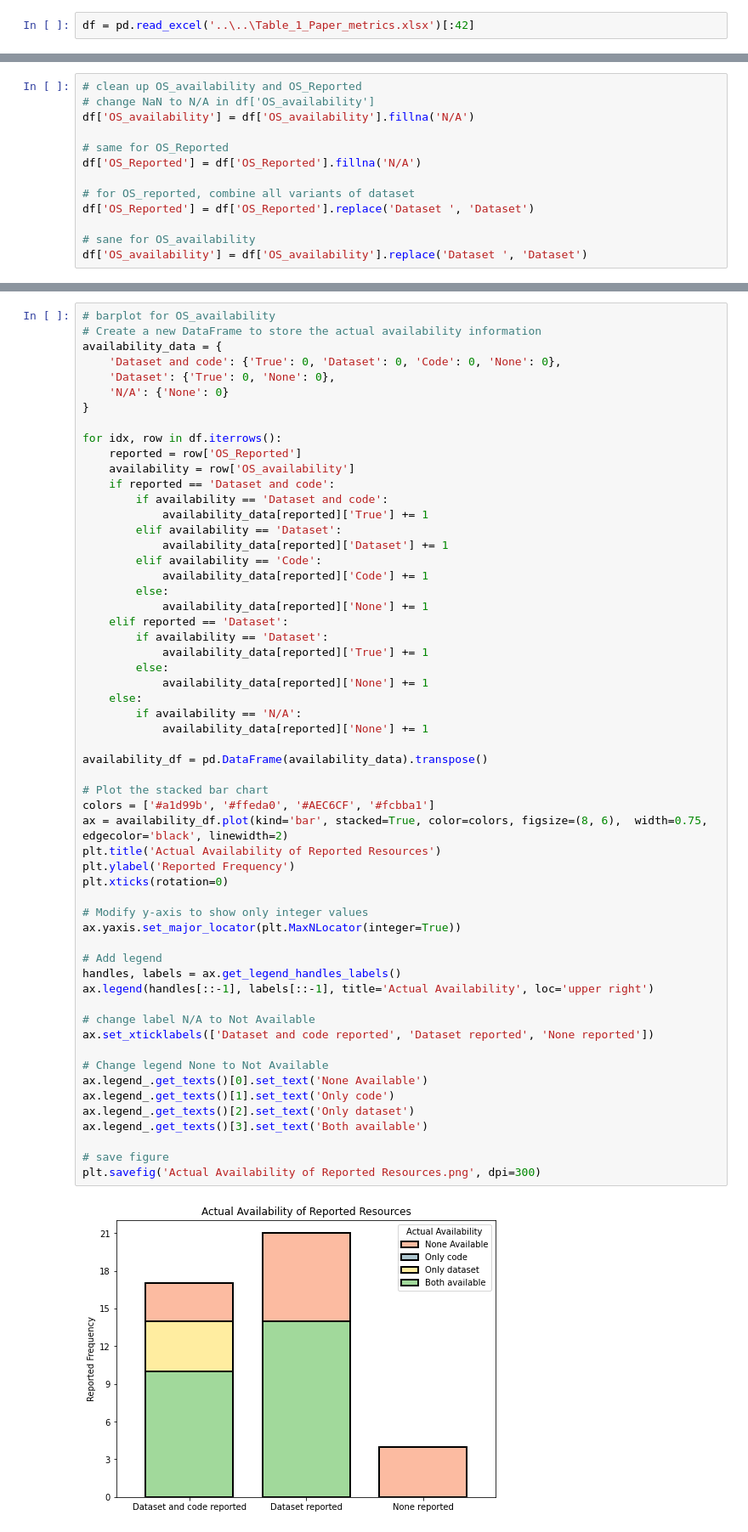
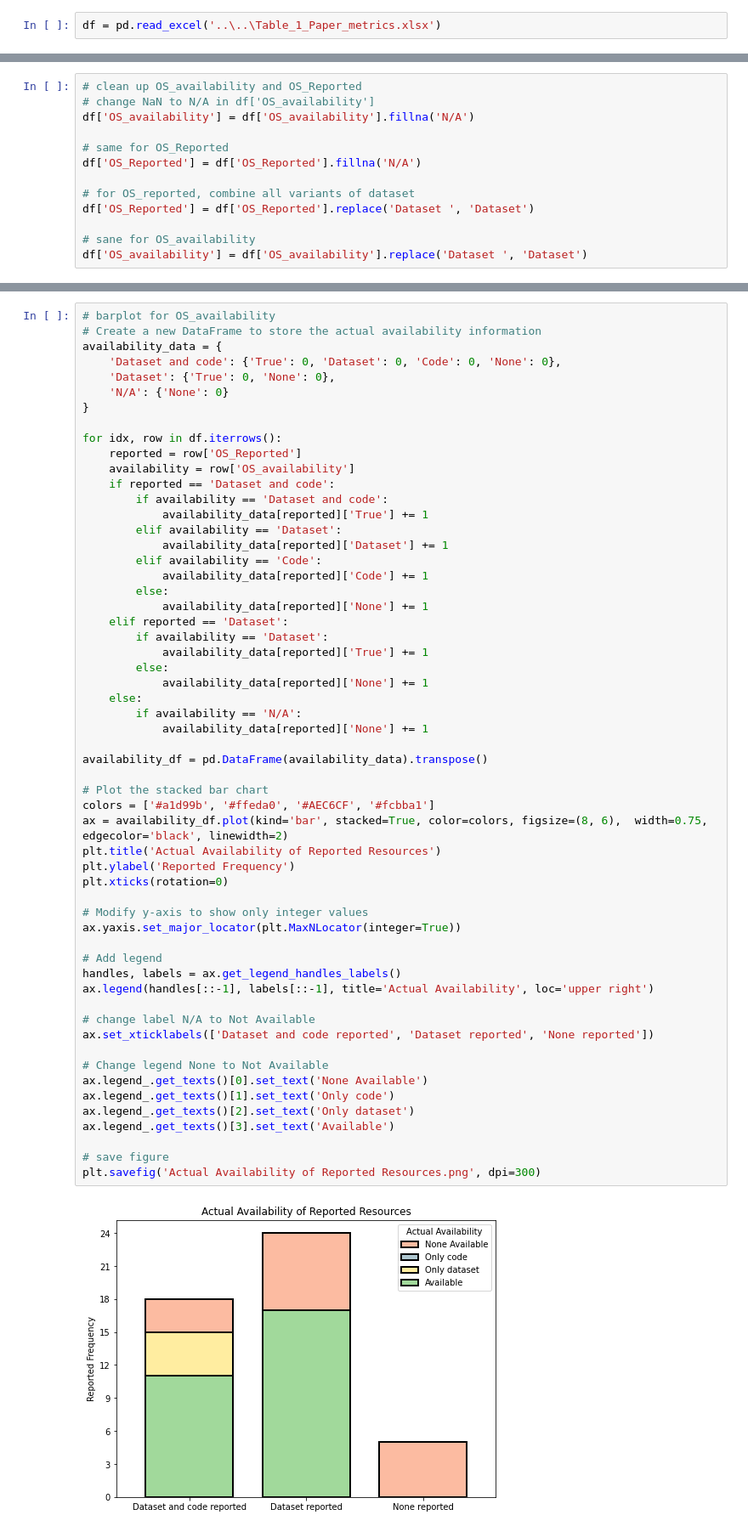
Before and after one commit to jteijema/Code-for-Simulation-Based-Active-Learning-for-Systematic-Reviews, a Jupyter notebook: Code/Papers/papers.ipynb, the cells around one changed output, grey strips where cells are left out. Shown: that part at 85% size. Cells and saved outputs as stored; diff of their text form.

Commit message:
Update visualizations

```diff
--- a/Code/Papers/papers.ipynb
+++ b/Code/Papers/papers.ipynb
@@ -28,7 +27,7 @@ Index(['Datasets_ID', 'Valid', 'Year', 'Collection Author', 'Paper Author',
 # %% [markdown]
 # Visualizations
 # %%
-df = pd.read_excel('..\..\Table_1_Paper_metrics.xlsx')[:42]
+df = pd.read_excel('..\..\Table_1_Paper_metrics.xlsx')
 # %%
 # Distribution of publication years
 plt.figure()
@@ -278,32 +246,32 @@ for idx, row in df.iterrows():
         if availability == 'N/A':
             availability_data[reported]['None'] += 1
 
 availability_df = pd.DataFrame(availability_data).transpose()
 
 # Plot the stacked bar chart
 colors = ['#a1d99b', '#ffeda0', '#AEC6CF', '#fcbba1']
 ax = availability_df.plot(kind='bar', stacked=True, color=colors, figsize=(8, 6),  width=0.75, edgecolor='black', linewidth=2)
 plt.title('Actual Availability of Reported Resources')
 plt.ylabel('Reported Frequency')
 plt.xticks(rotation=0)
 
 # Modify y-axis to show only integer values
 ax.yaxis.set_major_locator(plt.MaxNLocator(integer=True))
 
 # Add legend
 handles, labels = ax.get_legend_handles_labels()
 ax.legend(handles[::-1], labels[::-1], title='Actual Availability', loc='upper right')
 
 # change label N/A to Not Available
 ax.set_xticklabels(['Dataset and code reported', 'Dataset reported', 'None reported'])
 
 # Change legend None to Not Available
 ax.legend_.get_texts()[0].set_text('None Available')
 ax.legend_.get_texts()[1].set_text('Only code')
 ax.legend_.get_texts()[2].set_text('Only dataset')
-ax.legend_.get_texts()[3].set_text('Both available')
+ax.legend_.get_texts()[3].set_text('Available')
 
 # save figure
 plt.savefig('Actual Availability of Reported Resources.png', dpi=300)
 # %% [output]
-[figure, old version]
+[figure, new version]
```
Also changed, not shown: parts of 10 cells of this notebook, 20 other files.
